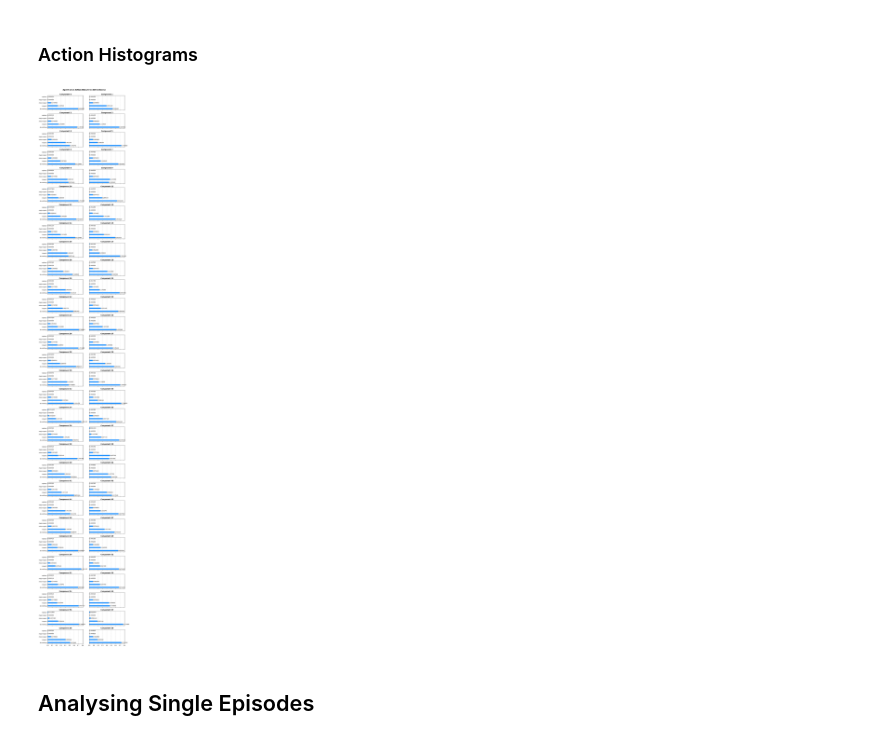
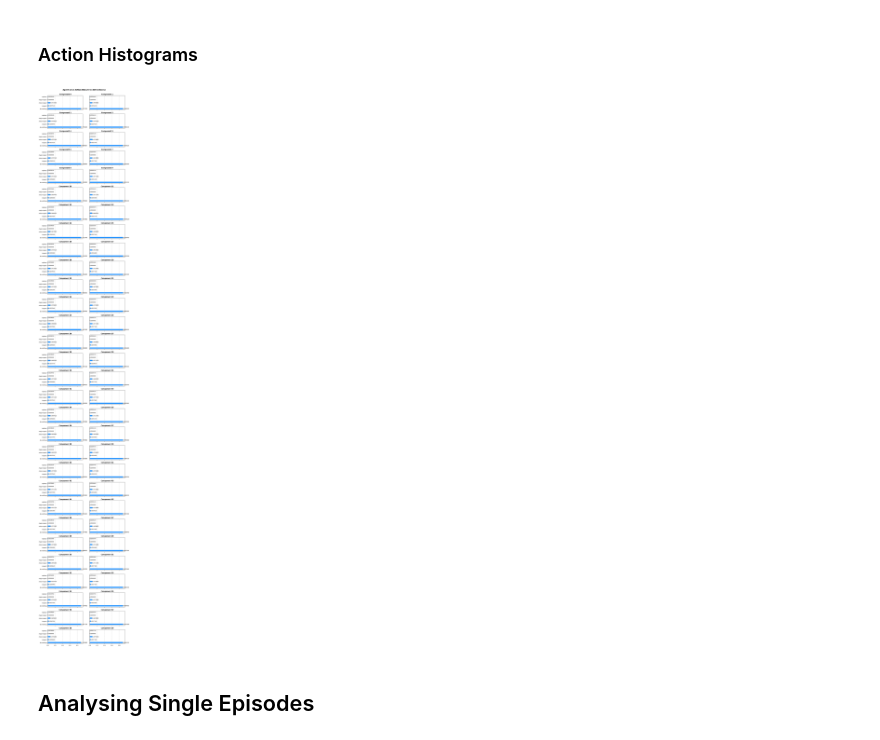
Before and after one commit to AI-for-Infrastructure-Management/imp-act-JaxMARL, a Jupyter notebook: evaluation/rollout_data_analysis.ipynb, the cells around one changed output. Drawn from its saved outputs; the diff is of its cells as text; code cells hidden in the pictures.

```diff
--- a/evaluation/rollout_data_analysis.ipynb
+++ b/evaluation/rollout_data_analysis.ipynb
@@ -38,0 +30,10 @@ Array(0.25966, dtype=float32)
+# %%
+config_path = "../experiments/config/heuristics/best_parameters/cologne_v1_heuristic.yaml"
+config = yaml.safe_load(open(config_path, 'r'))
+env = jaxmarl.make("road_env", map_name=config['map'])
+
+rdg = HeuristicRolloutDataGenerator(config)
+rp = RolloutPlotter(env)
+key = jax.random.PRNGKey(87)
+num_rollouts = 1000
+episode_data = rdg.generate_rollout_data(key, num_rollouts, verbose=True)
@@ -39,17 +183,11 @@ Array(0.25966, dtype=float32)
 # %% [markdown]
 ### Action Histograms
 # %%
-save_fig_kwargs = {
-    "fname": f"./rollout_{ENV_NAME}_{ALG}_action_hist.png",
-    "dpi": 300,
-    "bbox_inches": "tight",
-}
-
 save_fig_kwargs = None
 
 plot_action_stats(episode_data['applied_actions'][:1000], save_kwargs=save_fig_kwargs)
 # %% [output]
-[figure, old version]
+[figure, new version]
 # %% [markdown]
 ## Analysing Single Episodes
 # %%
```
Also changed, not shown: parts of 24 cells of this notebook, 3 other files.
